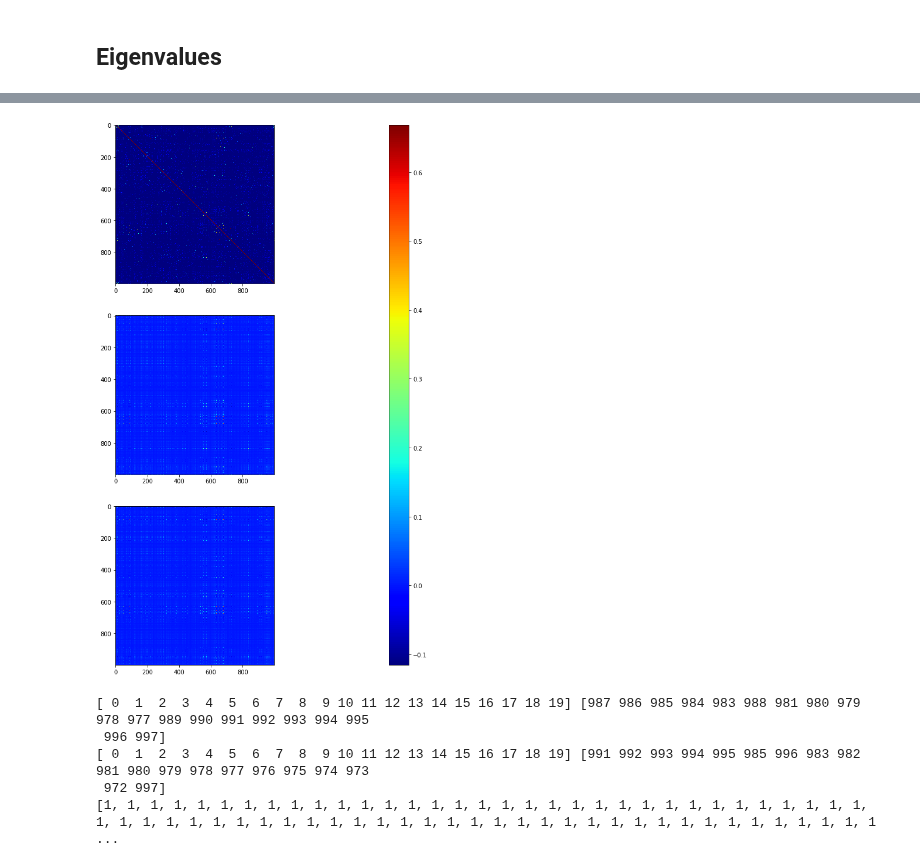
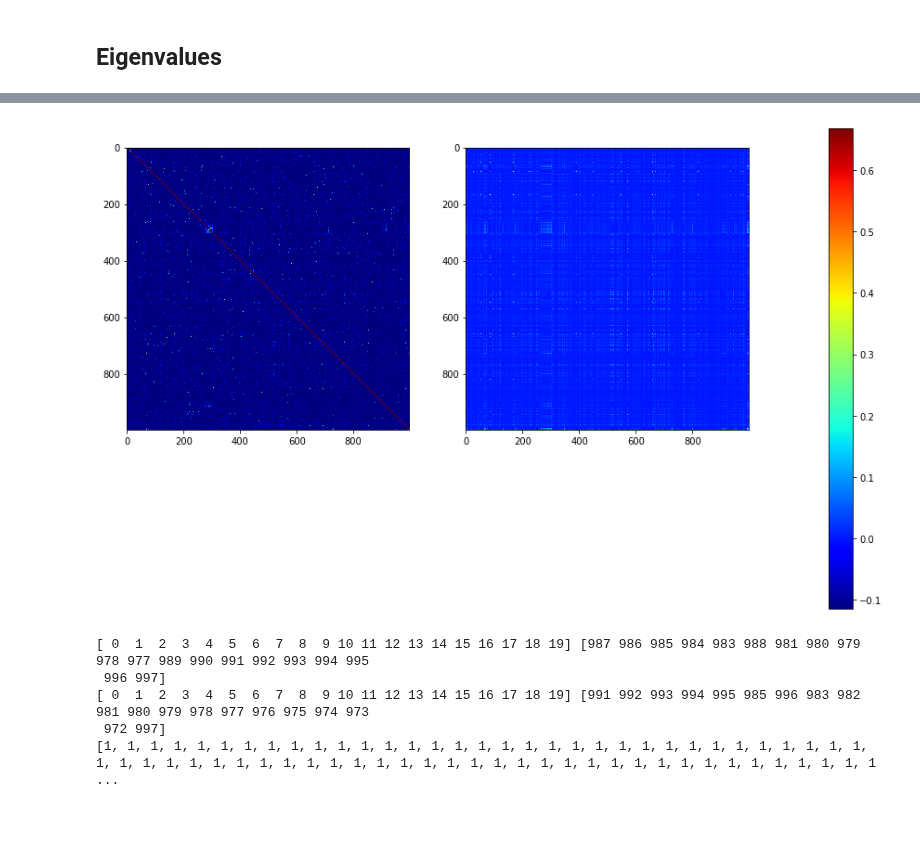
Before and after one commit to sdhdez/article-similarity, a Jupyter notebook: notebooks/loading-matrices-aminer-v1-c.ipynb, the cells around one changed output, grey strips where cells are left out. Saved outputs shown, nothing was run; the diff lists cells and outputs as text; code cells hidden in the pictures; blank space fills up the shorter version.

```diff
--- a/notebooks/loading-matrices-aminer-v1-c.ipynb
+++ b/notebooks/loading-matrices-aminer-v1-c.ipynb
@@ -10,5 +8,5 @@ import scipy.spatial as sp
 
 import matrices.loading as mload
 # %%
-plt.rcParams["figure.figsize"] = (16,16)
+plt.rcParams["figure.figsize"] = (12,12)
 mpl.rcParams['image.cmap'] = 'jet'
@@ -96,31 +97,20 @@ plt.show()
 # %%
-Ujs, sjs, Vjs = np.linalg.svd(matrix_jaccard, full_matrices=False)
-sjs_sorted = sjs.argsort()[::-1]
-
-n_sjs = 3
-sjs = np.diag(sjs[:n_sjs])
-matrix_jaccard_ = np.dot(Ujs[:,:n_sjs], np.dot(sjs, Vjs[:n_sjs,:]))
-
 # Sorted by eigenvalues
 
 # jaccard
-plt.subplot(311)
+plt.subplot(121)
 plt.imshow(matrix_jaccard[:, sjs_sorted][sjs_sorted,:])
 
-# jaccard with 3 eigenvalues
-plt.subplot(312)
+# jaccard with n eigenvalues
+plt.subplot(122)
 plt.imshow(matrix_jaccard_[:, sjs_sorted][sjs_sorted,:])
 
-# jaccard with 3 eigenvalues
-plt.subplot(313)
-plt.imshow(matrix_jaccard_[:, sw2v_sorted][sw2v_sorted,:])
-
 plt.subplots_adjust(bottom=0.1, right=0.9, top=0.9)
-cax = plt.axes([0.8, 0.1, 0.03, 0.8])
+cax = plt.axes([1.0, 0.1, 0.03, 0.6])
 plt.colorbar(cax=cax)
 plt.show()
 # %% [output]
-[figure, old version]
+[figure, new version]
 # %%
 print(sjs_sorted[:20], sjs_sorted[-20:])
 print(sw2v_sorted[:20], sw2v_sorted[-20:])
```
Also changed, not shown: parts of 7 cells of this notebook, 2 other files.
